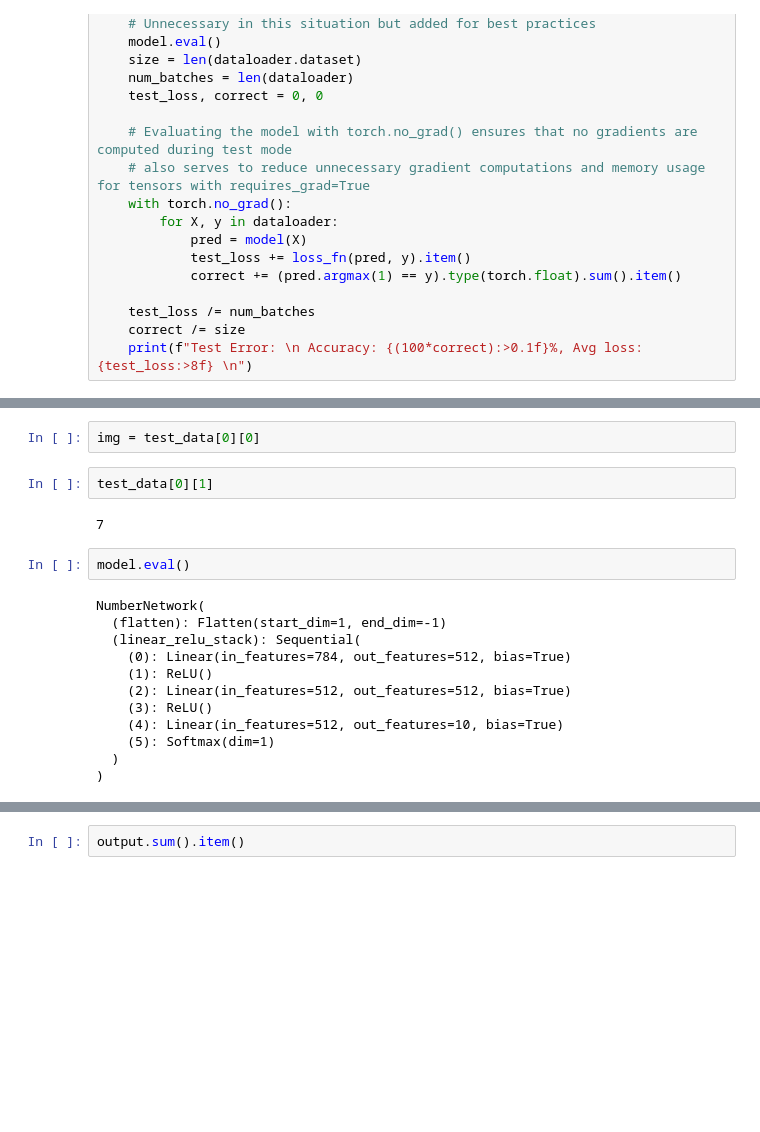
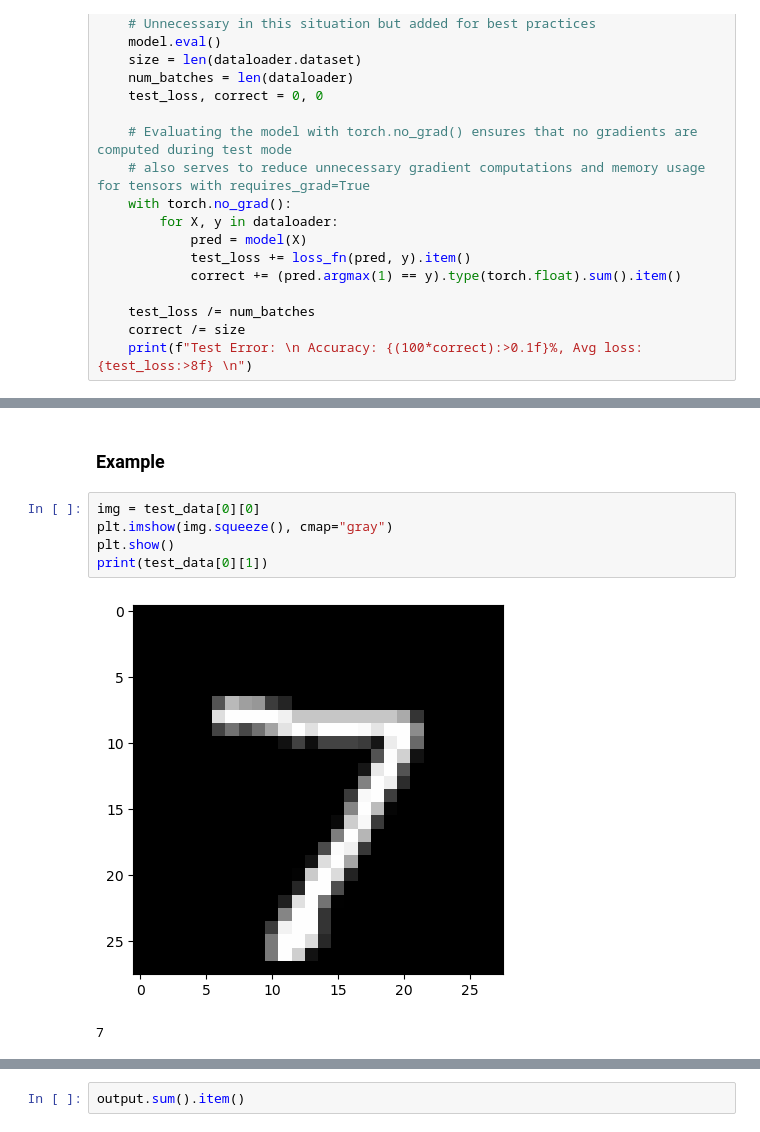
Before and after one commit to bluraygun/tfg, a Jupyter notebook: Untitled.ipynb, the cells around one changed output, grey strips where cells are left out. Cells and saved outputs as stored; diff of their text form; blank space fills up the shorter version.

```diff
--- a/Untitled.ipynb
+++ b/Untitled.ipynb
@@ -148,23 +184,13 @@ hola cuchi!!!! <3
+# %% [markdown]
+### Example
 # %%
 img = test_data[0][0]
+plt.imshow(img.squeeze(), cmap="gray")
+plt.show()
+print(test_data[0][1])
+# %% [output]
+[figure, added]
+7
-# %%
-test_data[0][1]
-# %% [output]
-7
-# %%
-model.eval()
-# %% [output]
-NumberNetwork(
-  (flatten): Flatten(start_dim=1, end_dim=-1)
-  (linear_relu_stack): Sequential(
-    (0): Linear(in_features=784, out_features=512, bias=True)
-    (1): ReLU()
-    (2): Linear(in_features=512, out_features=512, bias=True)
-    (3): ReLU()
-    (4): Linear(in_features=512, out_features=10, bias=True)
-    (5): Softmax(dim=1)
-  )
-)
 # %%
 with torch.no_grad():
     output = model(img)
```
Also changed, not shown: parts of 24 cells of this notebook, 1 other file.
